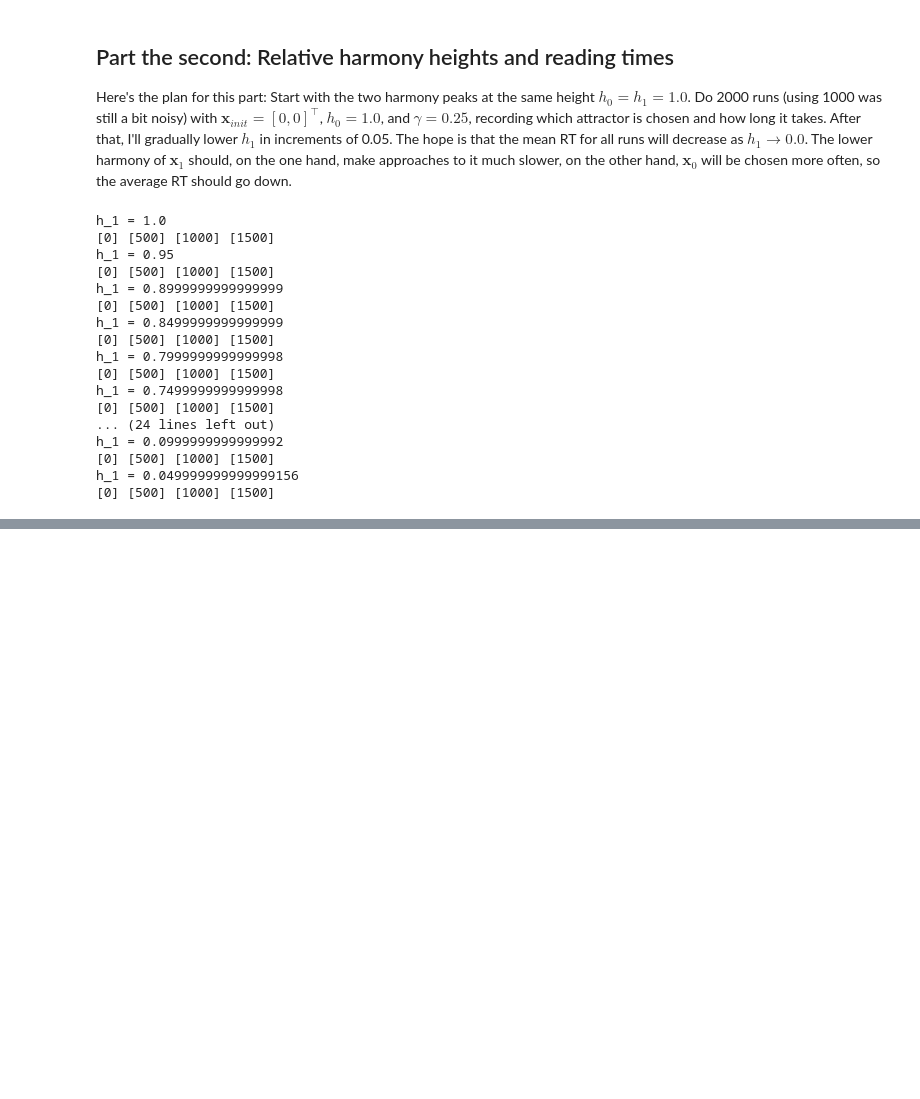
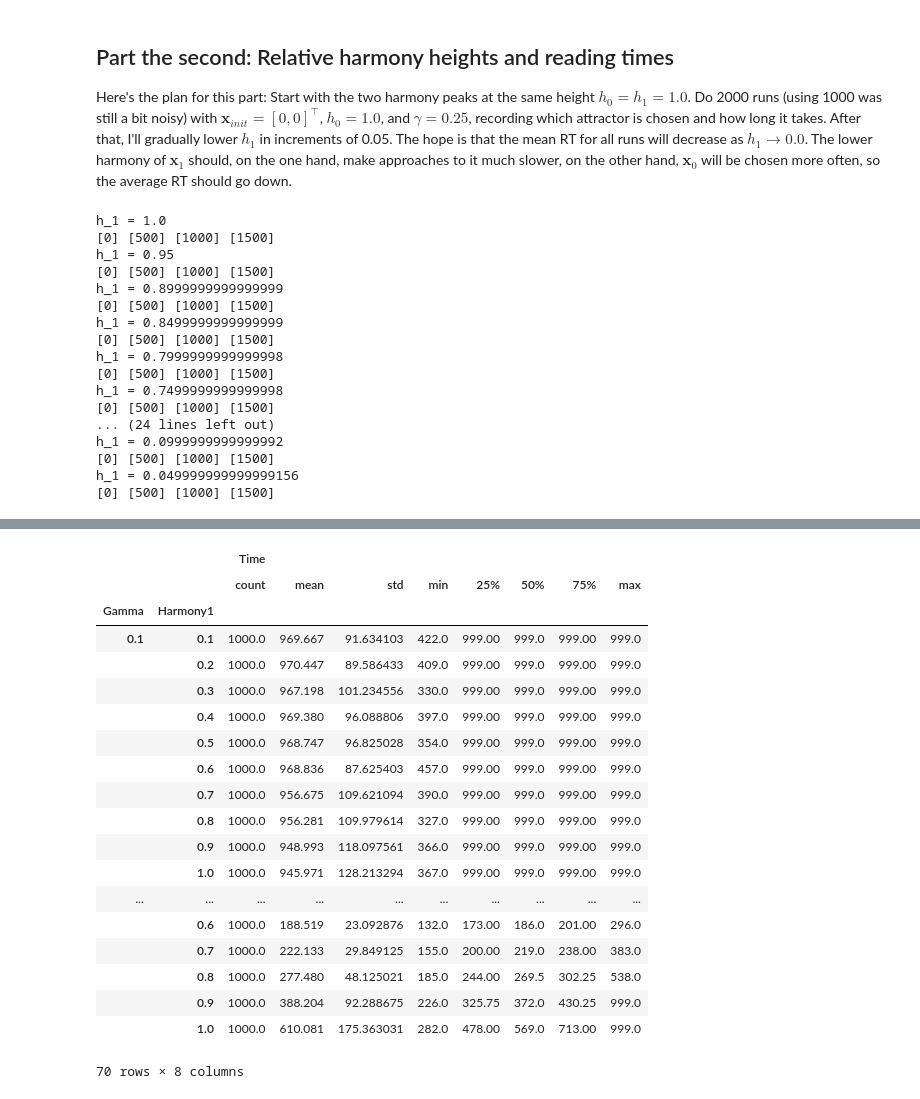
Before and after one commit to garrett-m-smith/SOParser, a Jupyter notebook: Testing/ICCM00.ipynb, the cells around one changed output, grey strips where cells are left out. Cells and saved outputs as stored; diff of their text form; code cells hidden in the pictures; blank space fills up the shorter version.

Commit message:
Add simulations investigating the effect of gamma in conjunction with changing ratio of harmony heights.

```diff
--- a/Testing/ICCM00.ipynb
+++ b/Testing/ICCM00.ipynb
@@ -341,0 +366,34 @@ This makes a really interesting and, as far as I know, unique prediction for sen
+# %%
+# Running the simulations
+xhist = np.zeros((maxsteps, ndim))
+nruns = 1000
+data_list = []
+gridsize = 0.1
+hvals = np.arange(0.1, 1.1, gridsize)
+gvals = np.arange(0.1, 0.8, gridsize)
+
+for g in range(len(gvals)):
+    gamma = gvals[g]
+    print('gamma = {}'.format(gamma))
+    for h in range(len(hvals)):
+        harmonies[1] = hvals[h]
+        print('h_1 = {}'.format(hvals[h]), end=' ')
+        for run in range(nruns):
+            #if run % 100 == 0:
+            #    print('[{}] '.format(run), end='')
+            xhist[0,] = xinit
+            noise = np.random.normal(0, 1, xhist.shape)
+            t = 0
+            while t < maxsteps-1:
+                if not_close(xhist[t], centers, 0.1):
+                    xhist[t+1,] = (xhist[t,] + tau*step_dyn(xhist[t,], centers, harmonies, gamma)
+                                   + np.sqrt(2*D*tau)*noise[t,])
+                    t += 1
+                else:
+                    break
+            if np.all(np.round(xhist[t,]) == centers[0,]):
+                data_list.append([gvals[g], hvals[h], 'A', t])
+            elif np.all(np.round(xhist[t,]) == centers[1,]):
+                data_list.append([gvals[g], hvals[h], 'B', t])
+            else:
+                data_list.append([gvals[g], hvals[h], 'Other', t])
@@ -341,0 +409,25 @@ This makes a really interesting and, as far as I know, unique prediction for sen
+# %%
+data2 = pd.concat([pd.DataFrame([i], columns=('Gamma', 'Harmony1', 'Attractor', 'Time')) for i in data_list])
+# %%
+data2.groupby(['Gamma', 'Harmony1']).describe()
+# %% [output]
+|  |  | Time |  |  |  |  |  |  |  |
+|  |  | count | mean | std | min | 25% | 50% | 75% | max |
+| Gamma | Harmony1 |  |  |  |  |  |  |  |  |
+| 0.1 | 0.1 | 1000.0 | 969.667 | 91.634103 | 422.0 | 999.00 | 999.0 | 999.00 | 999.0 |
+|  | 0.2 | 1000.0 | 970.447 | 89.586433 | 409.0 | 999.00 | 999.0 | 999.00 | 999.0 |
+|  | 0.3 | 1000.0 | 967.198 | 101.234556 | 330.0 | 999.00 | 999.0 | 999.00 | 999.0 |
+|  | 0.4 | 1000.0 | 969.380 | 96.088806 | 397.0 | 999.00 | 999.0 | 999.00 | 999.0 |
+|  | 0.5 | 1000.0 | 968.747 | 96.825028 | 354.0 | 999.00 | 999.0 | 999.00 | 999.0 |
+|  | 0.6 | 1000.0 | 968.836 | 87.625403 | 457.0 | 999.00 | 999.0 | 999.00 | 999.0 |
+|  | 0.7 | 1000.0 | 956.675 | 109.621094 | 390.0 | 999.00 | 999.0 | 999.00 | 999.0 |
+|  | 0.8 | 1000.0 | 956.281 | 109.979614 | 327.0 | 999.00 | 999.0 | 999.00 | 999.0 |
+|  | 0.9 | 1000.0 | 948.993 | 118.097561 | 366.0 | 999.00 | 999.0 | 999.00 | 999.0 |
+|  | 1.0 | 1000.0 | 945.971 | 128.213294 | 367.0 | 999.00 | 999.0 | 999.00 | 999.0 |
+| ... | ... | ... | ... | ... | ... | ... | ... | ... | ... |
+|  | 0.6 | 1000.0 | 188.519 | 23.092876 | 132.0 | 173.00 | 186.0 | 201.00 | 296.0 |
+|  | 0.7 | 1000.0 | 222.133 | 29.849125 | 155.0 | 200.00 | 219.0 | 238.00 | 383.0 |
+|  | 0.8 | 1000.0 | 277.480 | 48.125021 | 185.0 | 244.00 | 269.5 | 302.25 | 538.0 |
+|  | 0.9 | 1000.0 | 388.204 | 92.288675 | 226.0 | 325.75 | 372.0 | 430.25 | 999.0 |
+|  | 1.0 | 1000.0 | 610.081 | 175.363031 | 282.0 | 478.00 | 569.0 | 713.00 | 999.0 |
+70 rows × 8 columns
```
Also changed, not shown: parts of 15 cells of this notebook.
